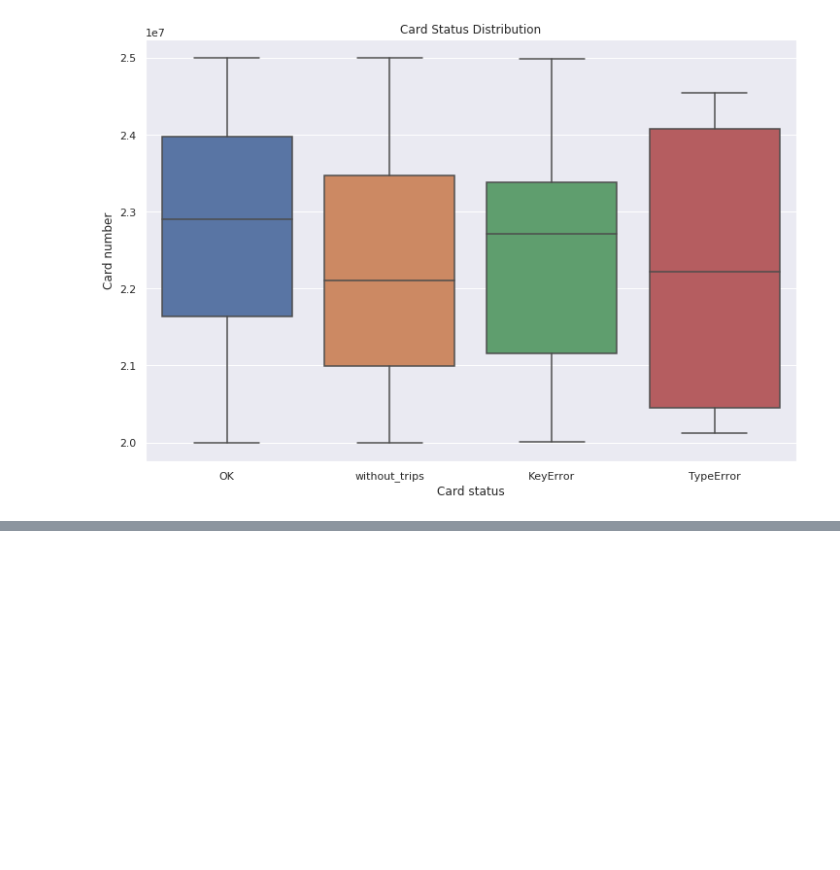
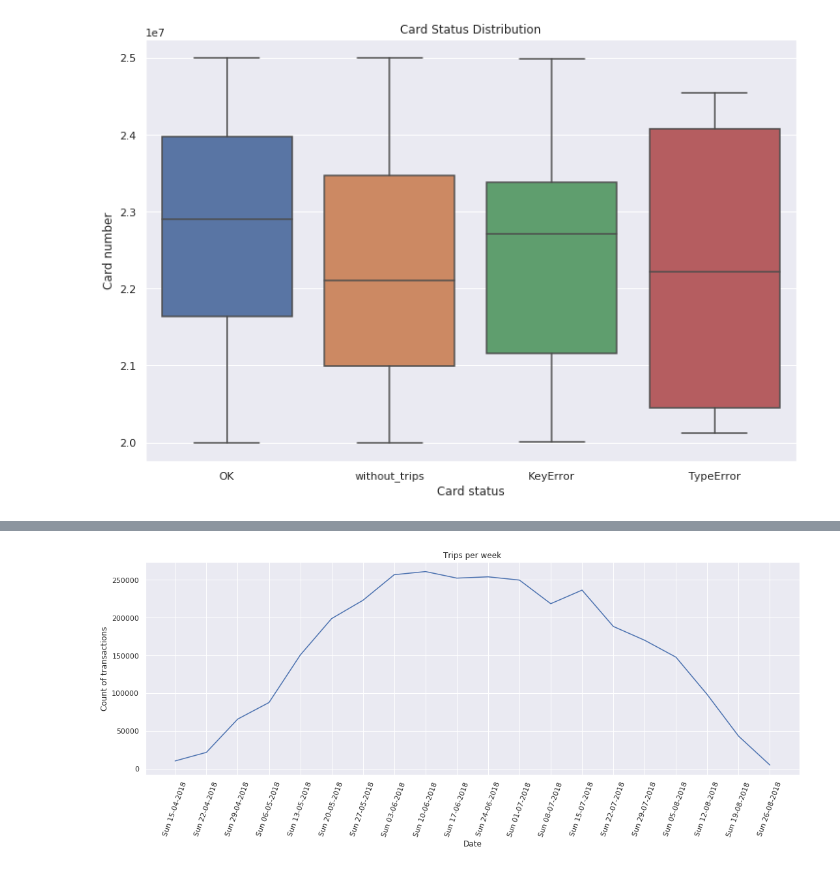
Before and after one commit to nvenegas-oliva/improve_transport, a Jupyter notebook: notebooks/20180918.ipynb, the cells around one changed output, grey strips where cells are left out. Drawn from its saved outputs; the diff is of its cells as text; code cells hidden in the pictures; blank space fills up the shorter version.

```diff
--- a/notebooks/20180918.ipynb
+++ b/notebooks/20180918.ipynb
@@ -93,0 +128,6 @@ _ = plt.title('Card Status Distribution')
+# %%
+trips['amount'] = trips['amount'].str.replace('.', '')
+trips['amount'] = pd.to_numeric(trips['amount'], errors='coerce', downcast='integer')
+
+trips['balance'] = trips['balance'].str.replace('.', '')
+trips['balance'] = pd.to_numeric(trips['balance'], errors='coerce', downcast='integer')
@@ -93,0 +163,10 @@ _ = plt.title('Card Status Distribution')
+# %%
+week_count = trips.resample('W').count()['activity']
+_ = plt.figure(figsize=(18, 6))
+_ = plt.plot(week_count)
+_ = plt.title("Trips per week")
+_ = plt.xlabel('Date')
+_ = plt.ylabel('Count of transactions')
+_ = plt.xticks(week_count.index, week_count.index.strftime("%a %d-%m-%Y"), rotation=70)
+# %% [output]
+[figure, added]
```
Also changed, not shown: parts of 13 cells of this notebook.
